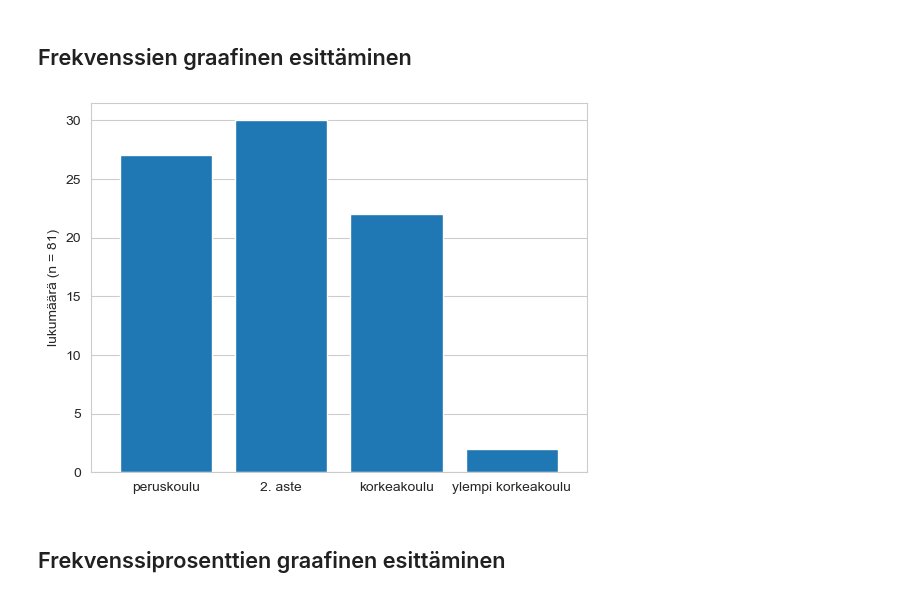
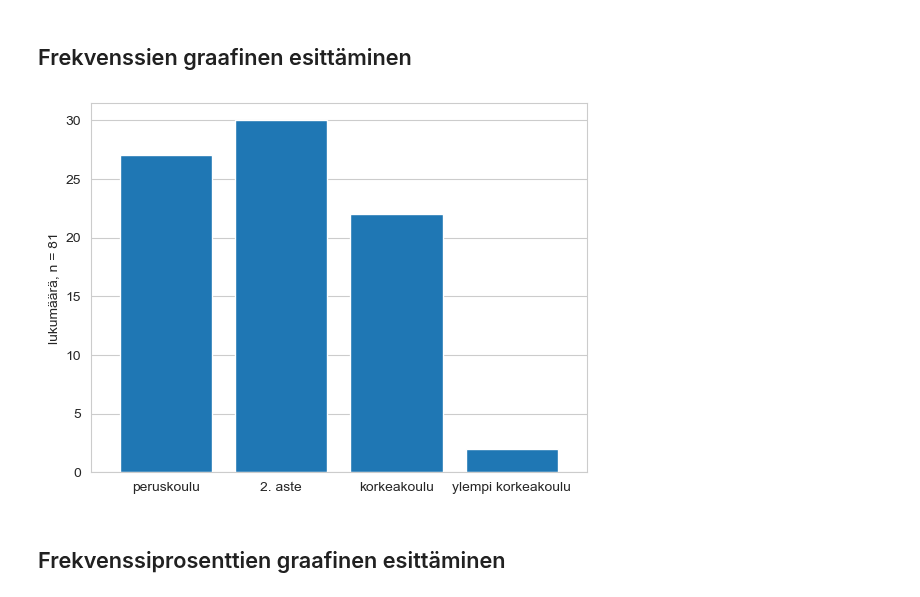
Before and after one commit to taanila/kuvaileva, a Jupyter notebook: kuvaileva.ipynb, the cells around one changed output. Cells and saved outputs as stored; diff of their text form; code cells hidden in the pictures.

```diff
--- a/kuvaileva.ipynb
+++ b/kuvaileva.ipynb
@@ -76,14 +76,14 @@ df1.style.format(format)
 # %%
 # Pystypylväskaavio frekvenssitaulukon frekvensseistä
 df1['f'].plot.bar(width=0.8, rot=0)
 
 # y-akselin otsikko
-plt.ylabel(f'lukumäärä (n = {df1["f"].sum()})')
+plt.ylabel(f'lukumäärä, n = {df1["f"].sum()}')
 
 # poistetaan whitegrid-tyylin tuoma x-akselilta lähtevä pystyviivoitus
 plt.grid(axis='x')
 # %% [output]
-[figure, old version]
+[figure, new version]
 # %% [markdown]
 ## Frekvenssiprosenttien graafinen esittäminen
 # %%
```
Also changed, not shown: parts of 9 cells of this notebook.
